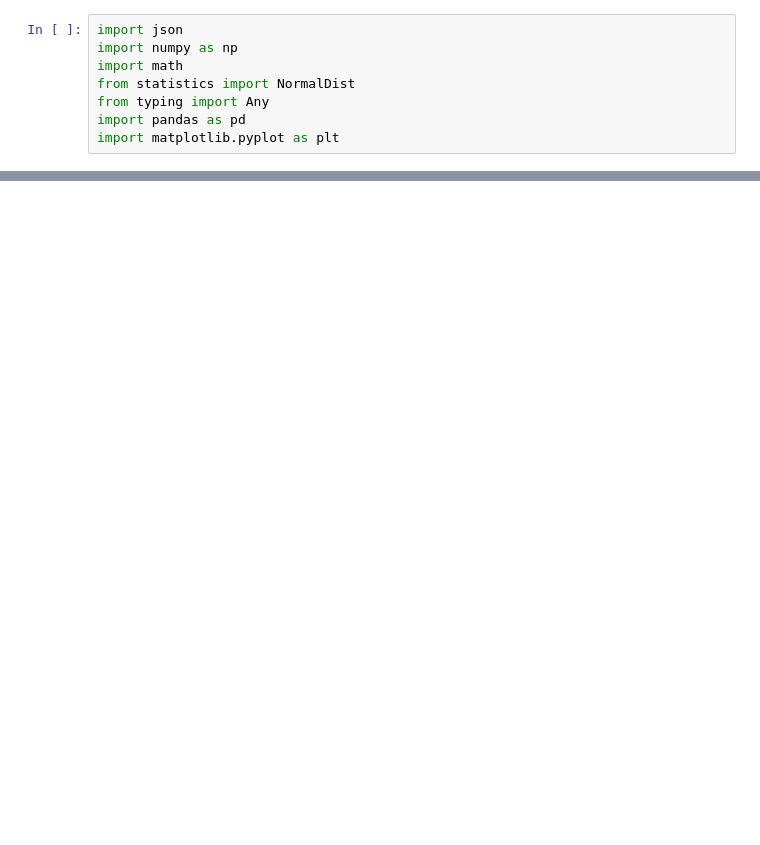
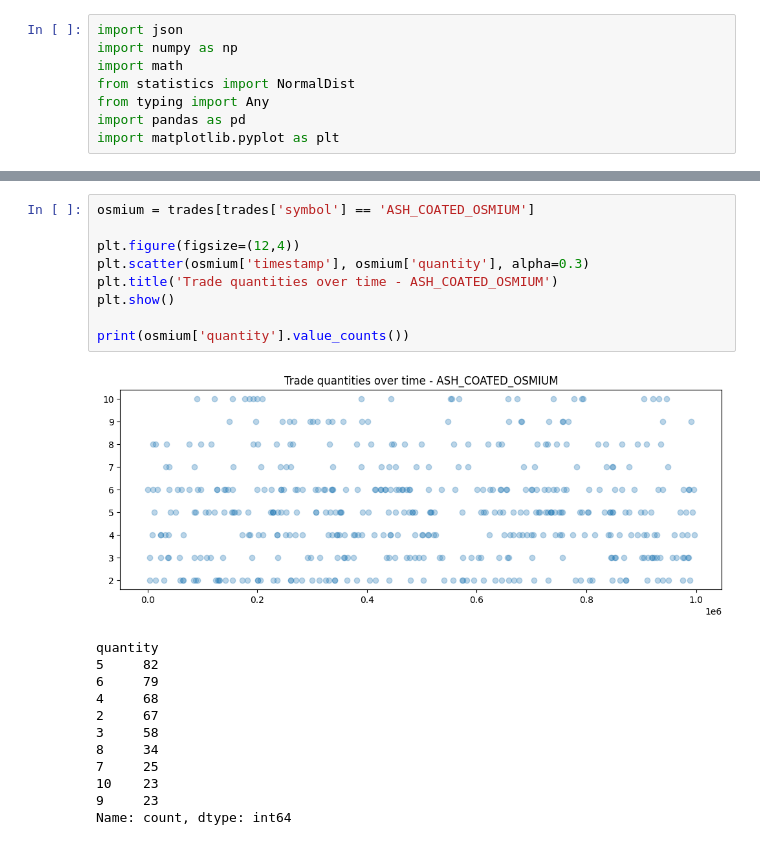
Before and after one commit to pig8pig/imc-prosperity-3, a Jupyter notebook: rounds/analysis.ipynb, the cells around one changed output, grey strips where cells are left out. Saved outputs shown, nothing was run; the diff lists cells and outputs as text; blank space fills up the shorter version.

```diff
--- a/rounds/analysis.ipynb
+++ b/rounds/analysis.ipynb
@@ -104,0 +199,22 @@ KeyError: 'buyer'
+# %%
+osmium = trades[trades['symbol'] == 'ASH_COATED_OSMIUM']
+
+plt.figure(figsize=(12,4))
+plt.scatter(osmium['timestamp'], osmium['quantity'], alpha=0.3)
+plt.title('Trade quantities over time - ASH_COATED_OSMIUM')
+plt.show()
+
+print(osmium['quantity'].value_counts())
+# %% [output]
+[figure, added]
+quantity
+5     82
+6     79
+4     68
+2     67
+3     58
+8     34
+7     25
+10    23
+9     23
+Name: count, dtype: int64
```
Also changed, not shown: parts of 26 cells of this notebook, 24 other files.
